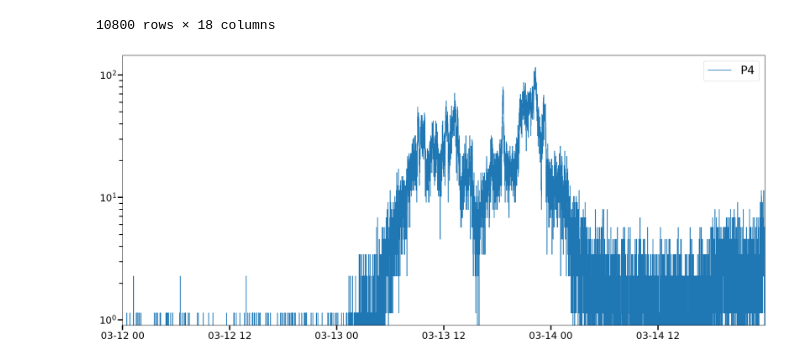
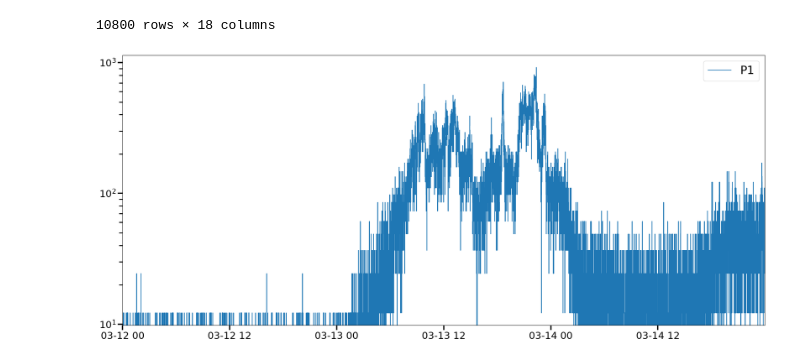
Before and after one commit to Christian-Palmroos/regression_onset_finders, a Jupyter notebook: advanced_testing.ipynb, the cells around one changed output. Cells and saved outputs as stored; diff of their text form; code cells hidden in the pictures.

```diff
--- a/advanced_testing.ipynb
+++ b/advanced_testing.ipynb
@@ -46,9 +45,9 @@ df
 | 2023-03-14 23:59:36 | 61.2 | 7.14 | 0.00 | 1.14 | 0.795 | 1.190 | 0.000 | 0.0000 | 0.0000 | 6700.0 | 1810.0 | ... |
 10800 rows × 18 columns
 # %%
-reg.quicklook(data=df, channel="P4", resample=None)
+reg.quicklook(data=df, channel="P1", resample=None)
 # %% [output]
-[figure, old version]
+[figure, new version]
 # %%
 results = reg.workflow(data=df, channel="P1", window=100, threshold=2)
 # %% [output]
```
Also changed, not shown: parts of 5 cells of this notebook, 2 other files.
